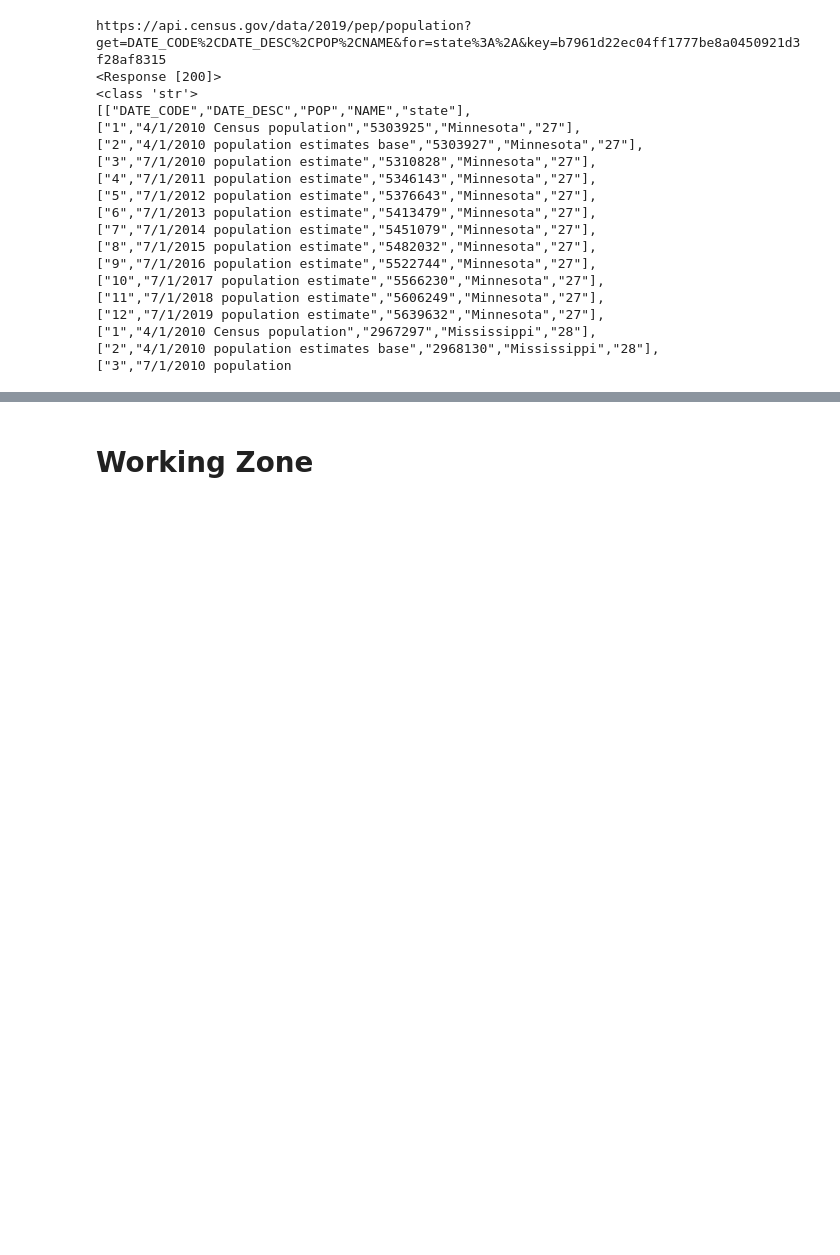
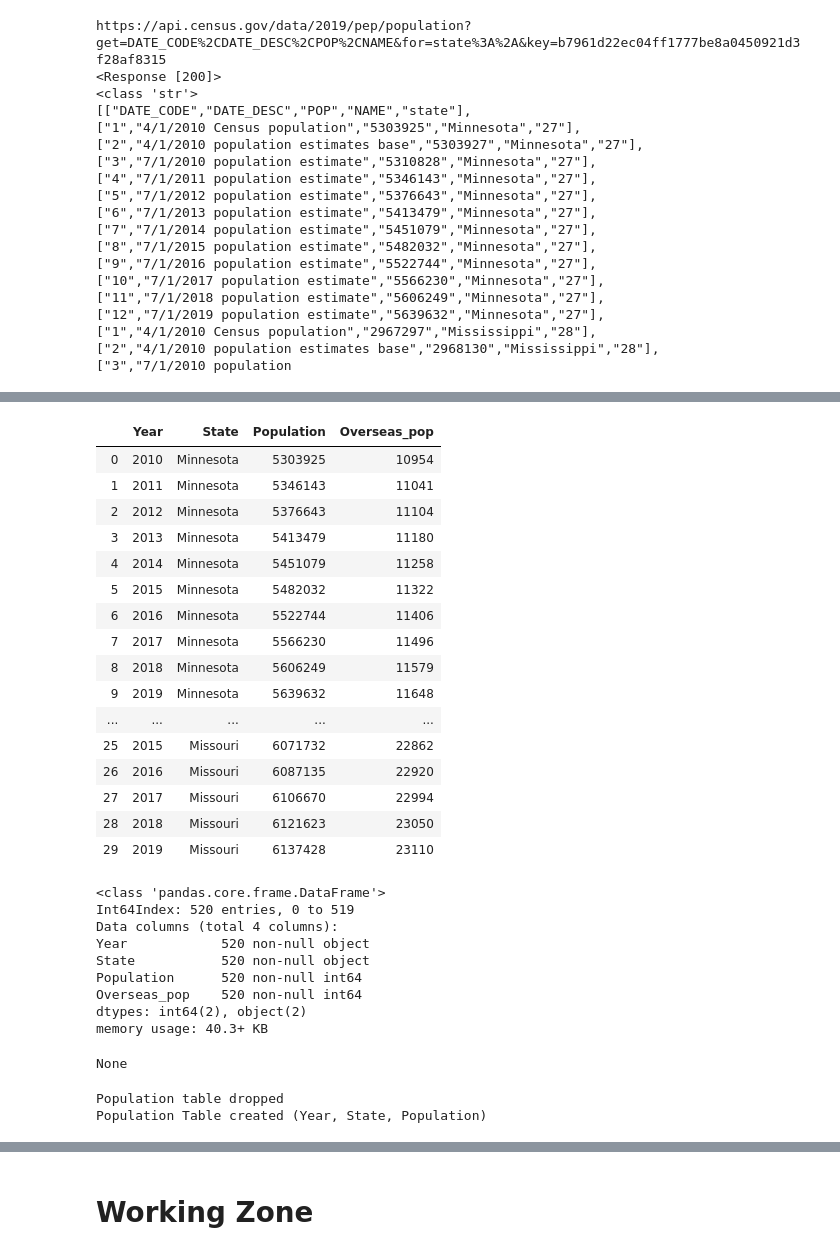
Before and after one commit to zapatos24/The_Electoral_College-Today_and_Tomorrow, a Jupyter notebook: electoral_college_data_map_notebook.ipynb, the cells around one changed output, grey strips where cells are left out. Cells and saved outputs as stored; diff of their text form; code cells hidden in the pictures; blank space fills up the shorter version.

```diff
--- a/electoral_college_data_map_notebook.ipynb
+++ b/electoral_college_data_map_notebook.ipynb
@@ -108 +115,11 @@ memory usage: 13.5+ KB
 None
+# %%
+overseas_df = pd.read_excel('Overseas Population 2010.xls', skiprows=7)
+overseas_df.dropna(inplace=True)
+overseas_df.columns = ['State', 'Overseas_pop']
+overseas_df['Year'] = '2010'
+overseas_df['Overseas_pop'] = overseas_df['Overseas_pop'].astype('int64')
+overseas_df.reset_index(drop=True, inplace=True)
+
+display(overseas_df.head())
+display(overseas_df.info())
@@ -109,3 +142,54 @@ None
+# %%
+#merge the overseas data with the main population estimates table and extrapolate overseas estimates based on
+#percentage change in the population year over year
+
+#merge the population estimates with overseas data on State and Year
+merged_df = main_df.merge(overseas_df, how='left', on=['State','Year'])
+
+#create our Percent change in population column
+merged_df['Percent_change'] = (merged_df.Population - merged_df.Population.shift(1)) / merged_df.Population.shift(1)
+
+#iterate through the missing data in overseas population, calculating the next missing value from the previous known
+#(from the 2010 census) or from the last calculated value based on percentage change in that state
+for i in range(len(merged_df)):
+    if pd.isna(merged_df.iloc[i]['Overseas_pop']):
+        merged_df.at[i,'Overseas_pop'] = round(merged_df.iloc[i]['Percent_change'] * \
+                                               merged_df.iloc[i-1]['Overseas_pop'] + \
+                                               merged_df.iloc[i-1]['Overseas_pop'], 0)
+
+merged_df.drop('Percent_change', axis=1, inplace=True)
+merged_df['Overseas_pop'] = merged_df.Overseas_pop.astype('int64')
+
+display(merged_df.head(30))
+display(merged_df.info())
+# %% [output]
+|  | Year | State | Population | Overseas_pop |
+| 0 | 2010 | Minnesota | 5303925 | 10954 |
+| 1 | 2011 | Minnesota | 5346143 | 11041 |
+| 2 | 2012 | Minnesota | 5376643 | 11104 |
+| 3 | 2013 | Minnesota | 5413479 | 11180 |
+| 4 | 2014 | Minnesota | 5451079 | 11258 |
+| 5 | 2015 | Minnesota | 5482032 | 11322 |
+| 6 | 2016 | Minnesota | 5522744 | 11406 |
+| 7 | 2017 | Minnesota | 5566230 | 11496 |
+| 8 | 2018 | Minnesota | 5606249 | 11579 |
+| 9 | 2019 | Minnesota | 5639632 | 11648 |
+| ... | ... | ... | ... | ... |
+| 25 | 2015 | Missouri | 6071732 | 22862 |
+| 26 | 2016 | Missouri | 6087135 | 22920 |
+| 27 | 2017 | Missouri | 6106670 | 22994 |
+| 28 | 2018 | Missouri | 6121623 | 23050 |
+| 29 | 2019 | Missouri | 6137428 | 23110 |
+<class 'pandas.core.frame.DataFrame'>
+Int64Index: 520 entries, 0 to 519
+Data columns (total 4 columns):
+Year            520 non-null object
+State           520 non-null object
+Population      520 non-null int64
+Overseas_pop    520 non-null int64
+dtypes: int64(2), object(2)
+memory usage: 40.3+ KB
+None
 # %%
 #put pop data into SQL database for easy retrieval
 conn = sqlite3.connect('census_pop_data.db')
@@ -116 +197,15 @@ conn.commit()
+# %%
+try:
+    c.execute('CREATE TABLE POPULATION (Year text, State text, Population integer)')
+    conn.commit()
+    print('Population Table created (Year, State, Population)')
+except:
+    c.execute('DROP TABLE POPULATION')
+    print('Population table dropped')
+    c.execute('CREATE TABLE POPULATION (Year text, State text, Population integer)')
+    conn.commit()
+    print('Population table created (Year, State, Population)')
+# %% [output]
+Population table dropped
+Population Table created (Year, State, Population)
 # %%
```
Also changed, not shown: parts of 13 cells of this notebook, 4 other files.
